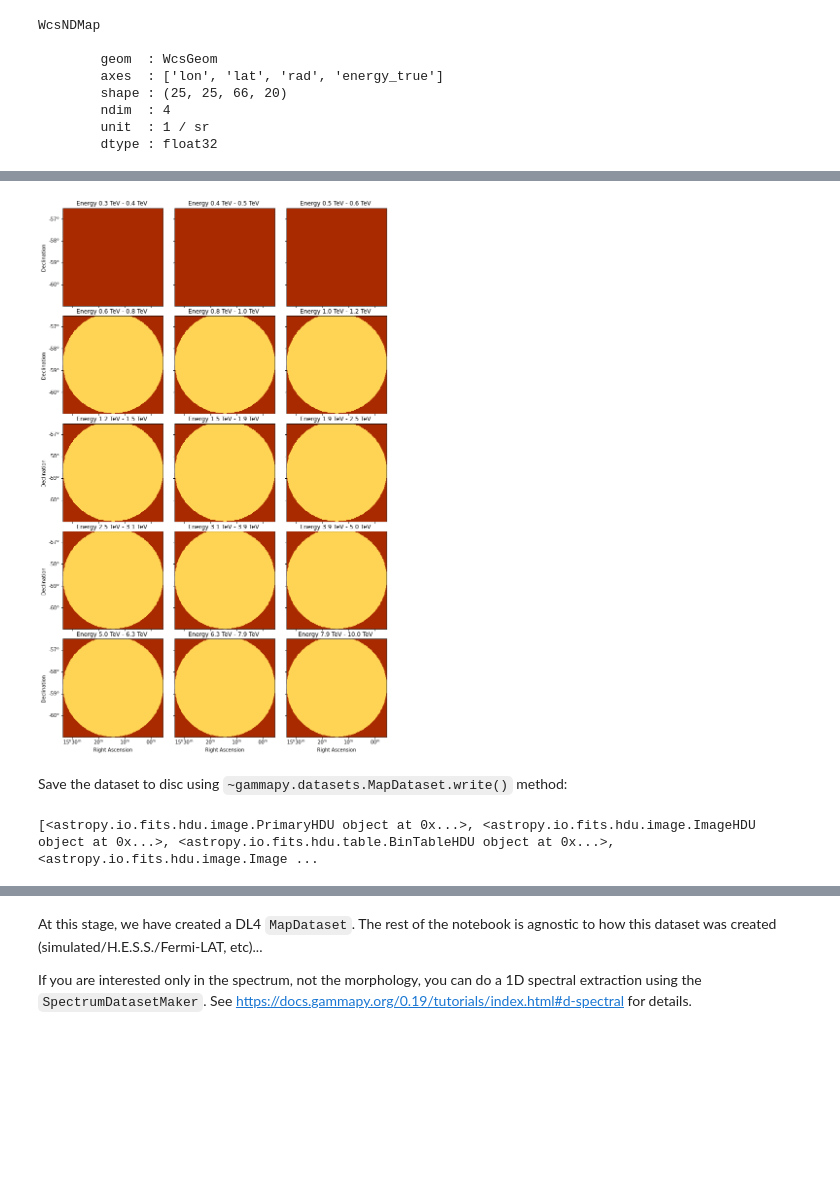
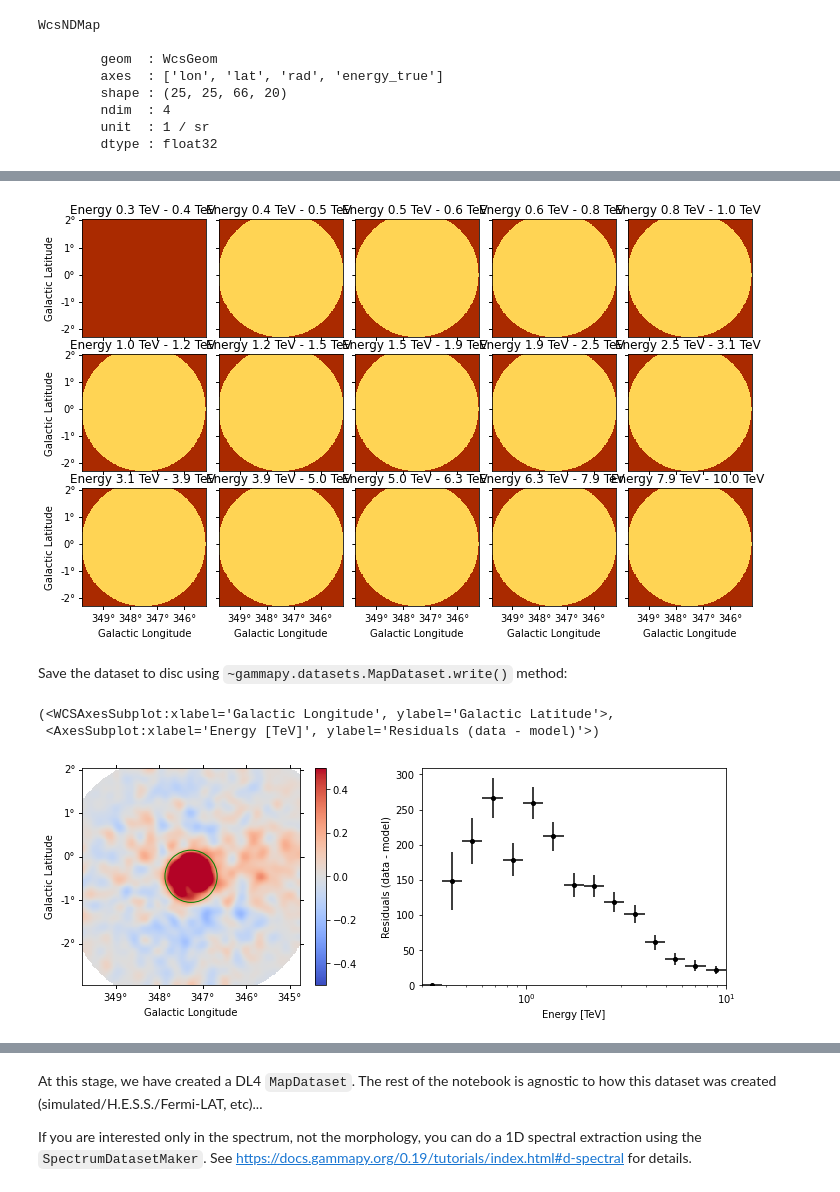
Before and after one commit to registerrier/gammapy_hands_on_ISAPP_2022, a Jupyter notebook: data_reduction_rxj1713.ipynb, the cells around one changed output, grey strips where cells are left out. Cells and saved outputs as stored; diff of their text form; code cells hidden in the pictures; blank space fills up the shorter version.

Commit message:
Add RXJ 1713 data reduction

```diff
--- a/data_reduction_rxj1713.ipynb
+++ b/data_reduction_rxj1713.ipynb
@@ -74,9 +64,9 @@ We then filter the `ObservationTable` with `~gammapy.data.ObservationTable.selec
 # %%
 selection = dict(
     type="sky_circle",
-    frame="icrs",
-    lon=pos.ra,
-    lat=pos.dec,
+    frame="galactic",
+    lon=target_position.l,
+    lat=target_position.b,
     radius="5 deg",
 )
 selected_obs_table = data_store.obs_table.select_observations(selection)
@@ -162,10 +146,10 @@ Now we define a reference geometry for our analysis, We choose a WCS based geome
 energy_axis = MapAxis.from_energy_bounds(0.3, 10.0, 15, unit="TeV")
 
 geom = WcsGeom.create(
-    skydir=(pos.ra.value, pos.dec.value),
+    skydir=target_position,
     binsz=0.02,
     width=(5, 5),
-    frame="icrs",
+    frame="galactic",
     proj="TAN",
     axes=[energy_axis],
 )
@@ -191,7 +175,7 @@ WcsGeom
 Now we can define the target dataset with this geometry.
 # %%
 stacked = MapDataset.create(
-    geom=geom, energy_axis_true=energy_axis_true, name="msh-stacked"
+    geom=geom, energy_axis_true=energy_axis_true, name="rxj-stacked"
 )
 # %%
 print(stacked)
@@ -229,7 +213,7 @@ maker_safe_mask = SafeMaskMaker(
 )
 # %%
 circle = CircleSkyRegion(
-    center=SkyCoord(pos.ra, pos.dec), radius=0.4 * u.deg
+    center=target_position, radius=0.7 * u.deg
 )
 exclusion_mask = ~geom.region_mask(regions=[circle])
 maker_fov = FoVBackgroundMaker(method="scale", exclusion_mask=exclusion_mask)
@@ -320,7 +314,7 @@ stacked.counts.smooth(0.04 * u.deg).plot_grid(
 # %%
-dataset.mask_safe.plot_grid(vmin=-1, vmax=2);
+dataset.mask_safe.plot_grid(vmin=-1, vmax=2, ncols=5);
 # %% [output]
-[figure, old version]
+[figure, new version]
 # %% [markdown]
 Save the dataset to disc using `~gammapy.datasets.MapDataset.write()` method:
 # %%
@@ -328,12 +322,12 @@ filename = "msh-stacked-dataset.fits.gz"
 stacked.write(filename, overwrite=True)
-# %%
-stacked.to_hdulist()
-# %% [output]
-[<astropy.io.fits.hdu.image.PrimaryHDU object at 0x...>, <astropy.io.fits.hdu.image.ImageHDU object at 0x...>, <astropy.io.fits.hdu.table.BinTableHDU object at 0x...>, <astropy.io.fits.hdu.image.Image ...
 # %%
 region = CircleSkyRegion(
-    center=SkyCoord(228.32083333, -59.08166667, unit="deg"), radius=0.4 * u.deg
+    center=target_position, radius=0.6 * u.deg
 )
-stacked.plot_residuals(kwargs_spectral={"region":region})
+stacked.plot_residuals(kwargs_spectral={"region":region}, kwargs_spatial={"vmin":-0.5, "vmax": 0.5})
+# %% [output]
+(<WCSAxesSubplot:xlabel='Galactic Longitude', ylabel='Galactic Latitude'>,
+ <AxesSubplot:xlabel='Energy [TeV]', ylabel='Residuals (data - model)'>)
+[figure, added]
 # %%
 stacked.exposure
```
Also changed, not shown: parts of 73 cells of this notebook.
